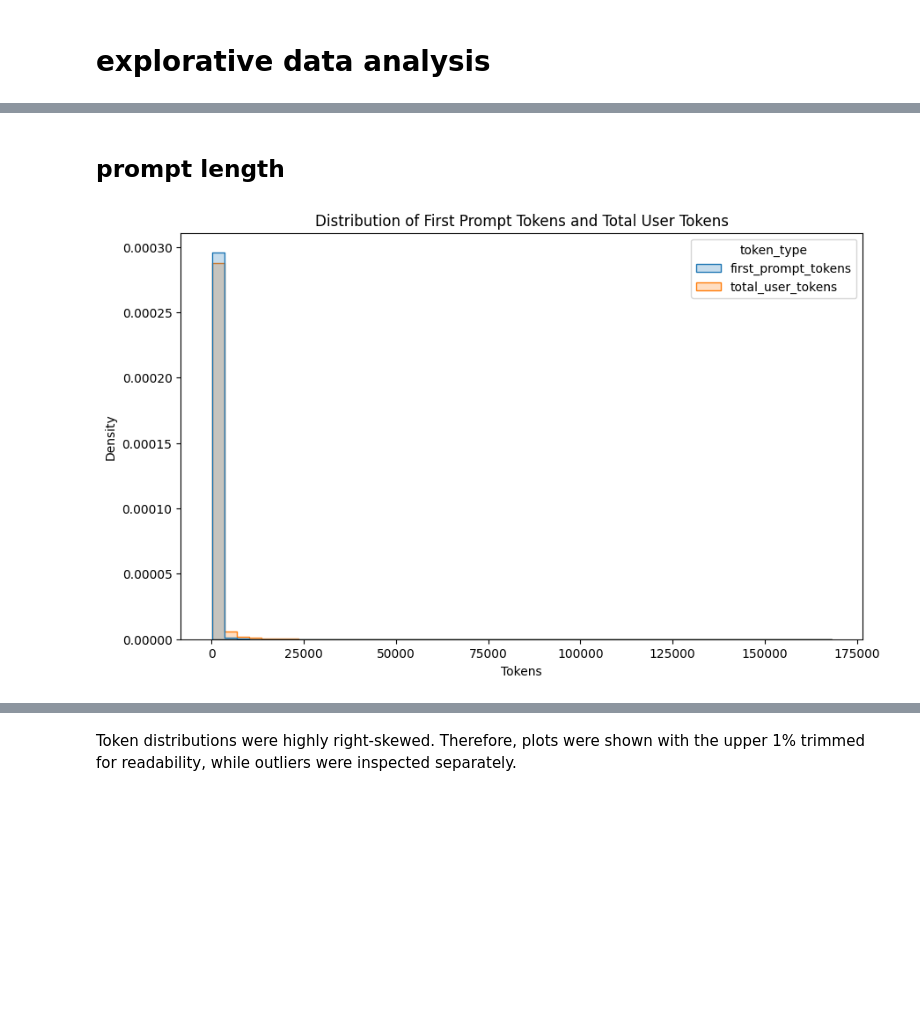
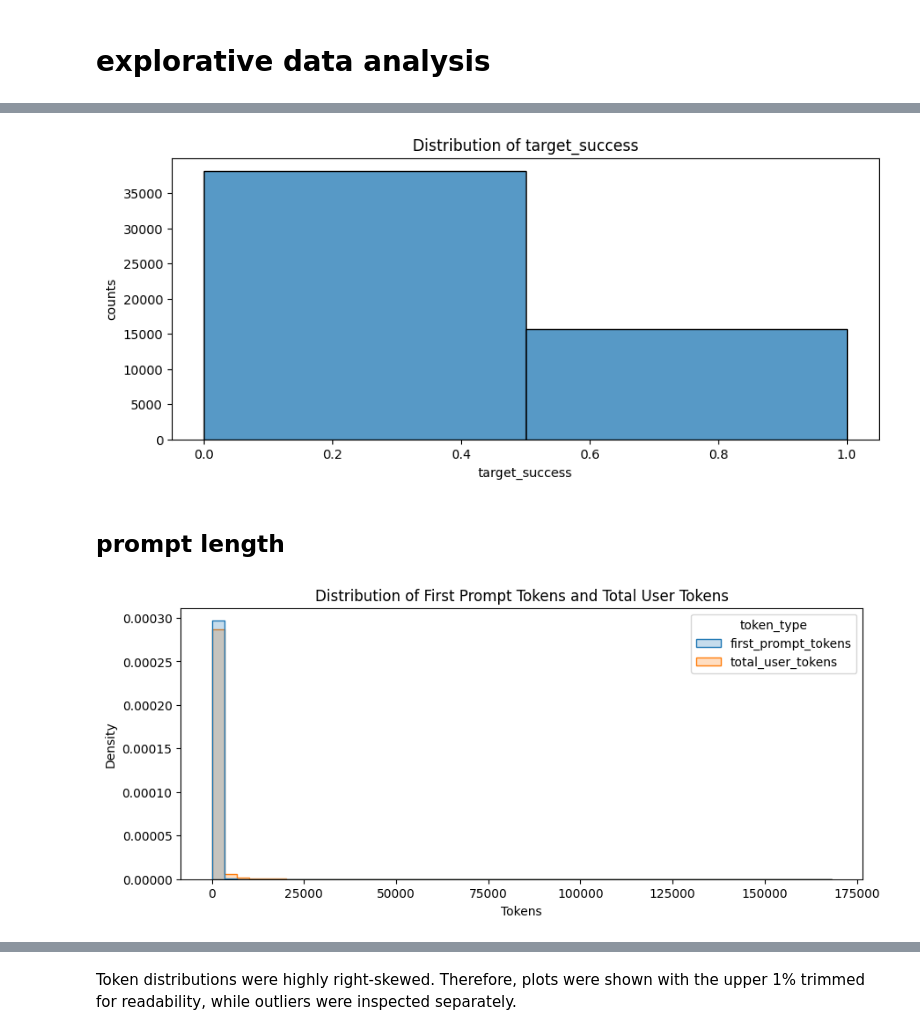
Before and after one commit to Thoericht/llm-sustainability-analysis, a Jupyter notebook: 02_notebooks/03_data_exploration.ipynb, the cells around one changed output, grey strips where cells are left out. Cells and saved outputs as stored; diff of their text form; code cells hidden in the pictures; blank space fills up the shorter version.

```diff
--- a/02_notebooks/03_data_exploration.ipynb
+++ b/02_notebooks/03_data_exploration.ipynb
@@ -32,30 +95,47 @@ df.describe()
+# %%
+# target_cost
+
+plt.figure(figsize=(10, 4))
+
+sns.histplot(
+    data=df,
+    x="target_success",
+    bins=2
+)
+
+plt.title("Distribution of target_success")
+plt.ylabel("counts")
+
+plt.show()
+# %% [output]
+[figure, added]
 # %% [markdown]
 ## prompt length
 # %%
 plot_data = df[["first_prompt_tokens", "total_user_tokens"]].melt(
     var_name="token_type",
     value_name="tokens"
 )
 
-plt.figure(figsize=(10, 6))
+plt.figure(figsize=(10, 4))
 
 sns.histplot(
     data=plot_data,
     x="tokens",
     hue="token_type",
     bins=50,
     element="step",
     stat="density",
     common_norm=False
 )
 
 plt.title("Distribution of First Prompt Tokens and Total User Tokens")
 plt.xlabel("Tokens")
 plt.ylabel("Density")
 
 plt.show()
 # %% [output]
-[figure, old version]
+[figure, new version]
 # %%
 # graph first prompt tokens vs. total user tokens
 
```
Also changed, not shown: parts of 39 cells of this notebook, 3 other files.
